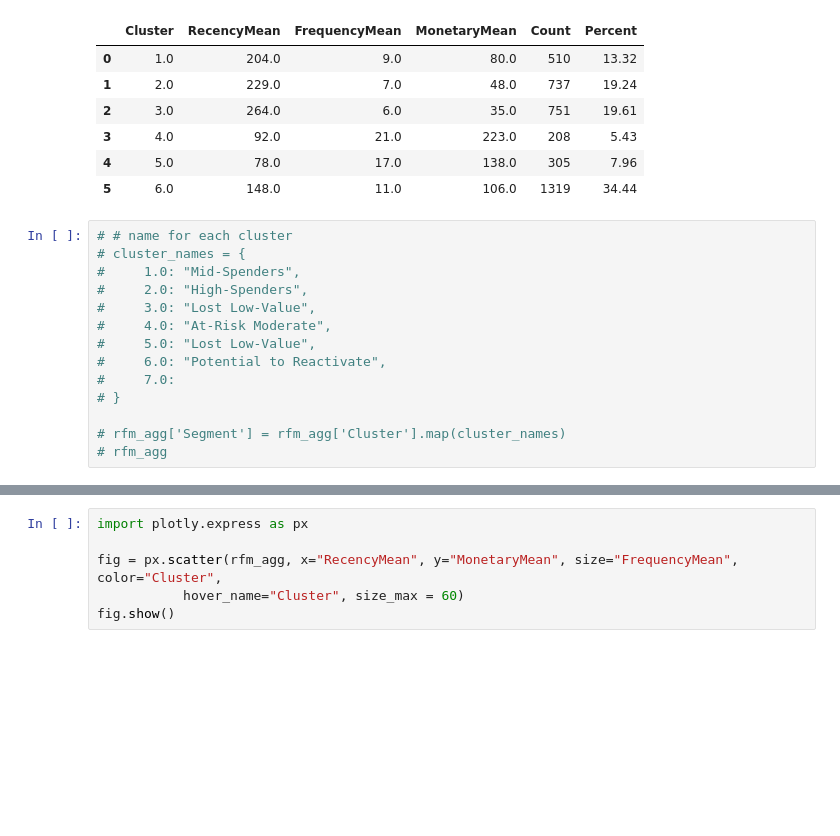
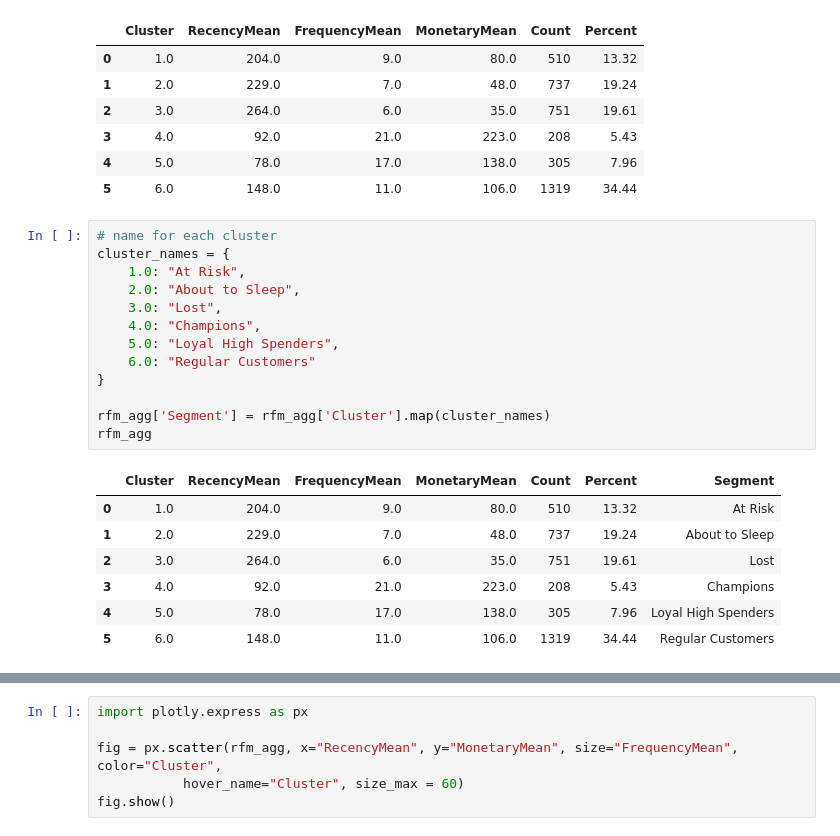
Before and after one commit to sophieanalytics/ML_graduation_projects, a Jupyter notebook: 02_customer_segmentation.ipynb, the cells around one changed output, grey strips where cells are left out. Cells and saved outputs as stored; diff of their text form; blank space fills up the shorter version.

```diff
--- a/02_customer_segmentation.ipynb
+++ b/02_customer_segmentation.ipynb
@@ -392,19 +392,26 @@ rfm_agg
 | 4 | 5.0 | 78.0 | 17.0 | 138.0 | 305 | 7.96 |
 | 5 | 6.0 | 148.0 | 11.0 | 106.0 | 1319 | 34.44 |
 # %%
-# # name for each cluster
-# cluster_names = {
-#     1.0: "Mid-Spenders",
-#     2.0: "High-Spenders",
-#     3.0: "Lost Low-Value",
-#     4.0: "At-Risk Moderate",
-#     5.0: "Lost Low-Value",
-#     6.0: "Potential to Reactivate",
-#     7.0:
-# }
+# name for each cluster
+cluster_names = {
+    1.0: "At Risk",
+    2.0: "About to Sleep",
+    3.0: "Lost",
+    4.0: "Champions",
+    5.0: "Loyal High Spenders",
+    6.0: "Regular Customers"
+}
 
-# rfm_agg['Segment'] = rfm_agg['Cluster'].map(cluster_names)
-# rfm_agg
+rfm_agg['Segment'] = rfm_agg['Cluster'].map(cluster_names)
+rfm_agg
+# %% [output]
+|  | Cluster | RecencyMean | FrequencyMean | MonetaryMean | Count | Percent | Segment |
+| 0 | 1.0 | 204.0 | 9.0 | 80.0 | 510 | 13.32 | At Risk |
+| 1 | 2.0 | 229.0 | 7.0 | 48.0 | 737 | 19.24 | About to Sleep |
+| 2 | 3.0 | 264.0 | 6.0 | 35.0 | 751 | 19.61 | Lost |
+| 3 | 4.0 | 92.0 | 21.0 | 223.0 | 208 | 5.43 | Champions |
+| 4 | 5.0 | 78.0 | 17.0 | 138.0 | 305 | 7.96 | Loyal High Spenders |
+| 5 | 6.0 | 148.0 | 11.0 | 106.0 | 1319 | 34.44 | Regular Customers |
 # %%
 #Create our plot and resize it.
 fig = plt.gcf()
```
Also changed, not shown: parts of 2 cells of this notebook, 3 other files.
